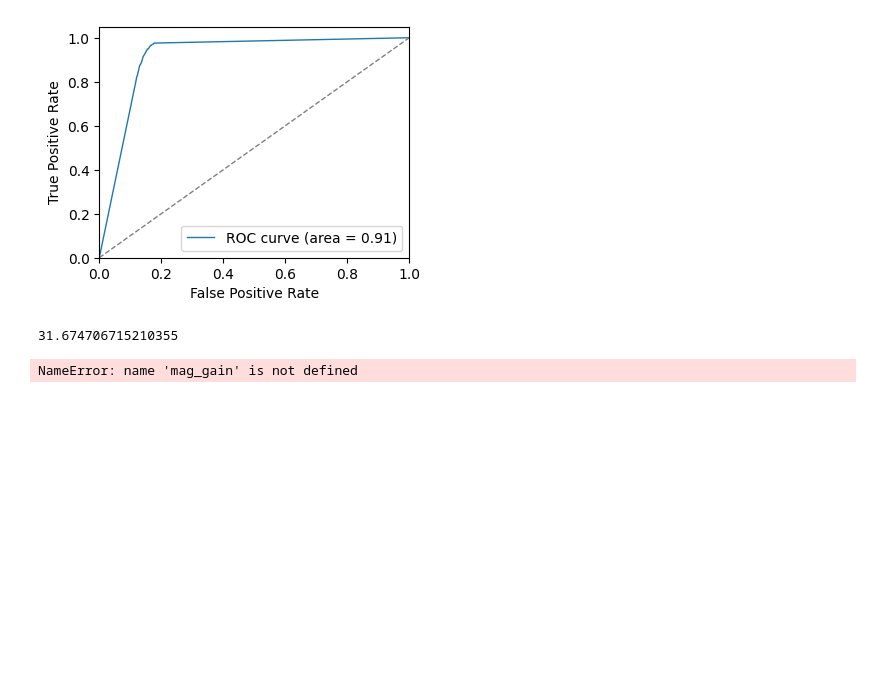
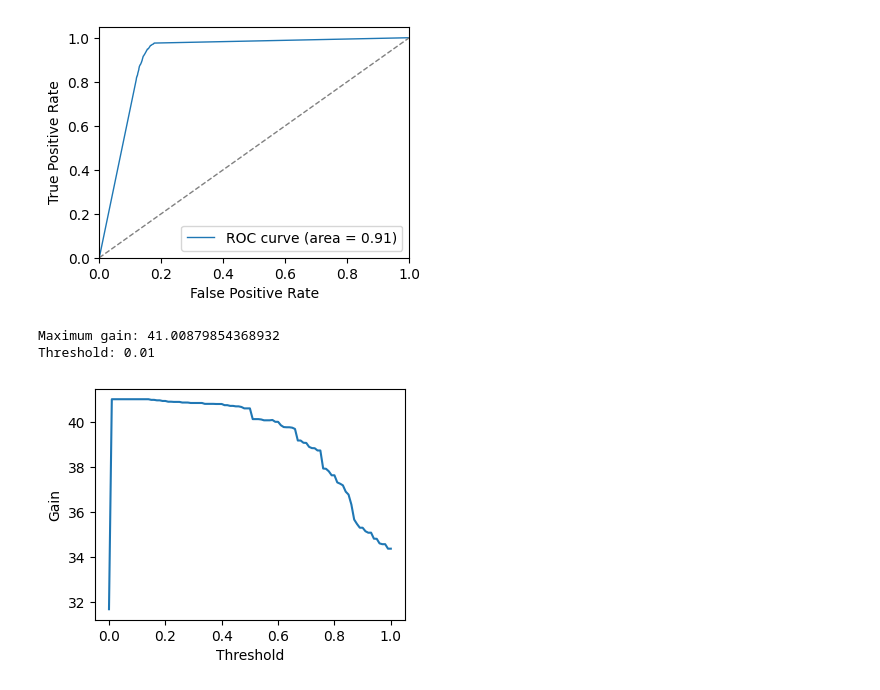
Before and after one commit to lbm98/data-mining, a Jupyter notebook: real/adult.ipynb, the cells around one changed output. Saved outputs shown, nothing was run; the diff lists cells and outputs as text; code cells hidden in the pictures; blank space fills up the shorter version.

```diff
--- a/real/adult.ipynb
+++ b/real/adult.ipynb
@@ -386,30 +409,28 @@ def gain_for_threshold(threshold):
 
     gain = profit(cm) / len(X_test)
     return gain
-# %%
-gain_for_threshold(0)
-# %% [output]
-31.674706715210355
 # %%
-thresholds = np.linspace(0, 0.1, num=1001)
+thresholds = np.linspace(0, 1, num=101)
 
 # compute gains for each threshold
 gains = np.array([gain_for_threshold(threshold) for threshold in thresholds])
 
 # find the index of the maximum gain
 idx_max_gain = np.argmax(gains)
 max_gain = gains[idx_max_gain]
 max_gain_threshold = thresholds[idx_max_gain]
 
-print("Maximum gain:", mag_gain)
+print("Maximum gain:", max_gain)
 print("Threshold:", max_gain_threshold)
 
 plt.plot(thresholds, gains)
 plt.xlabel('Threshold')
 plt.ylabel('Gain')
 plt.show()
 # %% [output]
-NameError: name 'mag_gain' is not defined
+Maximum gain: 41.00879854368932
+Threshold: 0.01
+[figure, added]
 # %%
 gaussian = GaussianNB()
 gaussian.fit(X_train, y_train)
```
Also changed, not shown: parts of 12 cells of this notebook, 1 other file.
